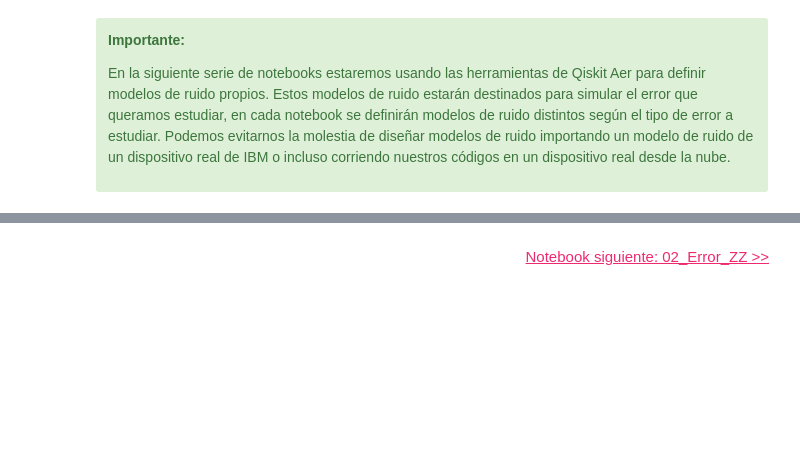
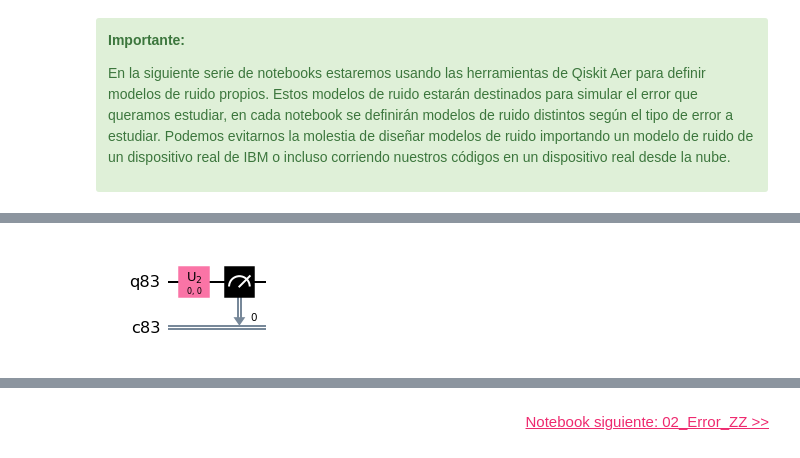
Before and after one commit to QMexico/taller-qiskit, a Jupyter notebook: 04_Qiskit_Ignis/01_Errores_en_Compuertas.ipynb, the cells around one changed output, grey strips where cells are left out. Saved outputs shown, nothing was run; the diff lists cells and outputs as text; code cells hidden in the pictures; blank space fills up the shorter version.

Commit message:
NB de errores en compuertas finalizado

```diff
--- a/04_Qiskit_Ignis/01_Errores_en_Compuertas.ipynb
+++ b/04_Qiskit_Ignis/01_Errores_en_Compuertas.ipynb
@@ -166,0 +159,15 @@ Explicación a con sus correspondientes matemáticas
+# %%
+# Código para caracterizar el error de amplitud en un solo qubit
+
+qubits = [0]
+
+######################
+# ampcal_1Q_circuits #
+######################
+circuits , ndata = ampcal_1Q_circuits(10,qubits)
+
+# Imprimimos los primeros tres circuitos para observar la diferencia entre ellos
+
+circuits[0].draw(output = "mpl")
+# %% [output]
+[figure, added]
```
Also changed, not shown: parts of 48 cells of this notebook.
